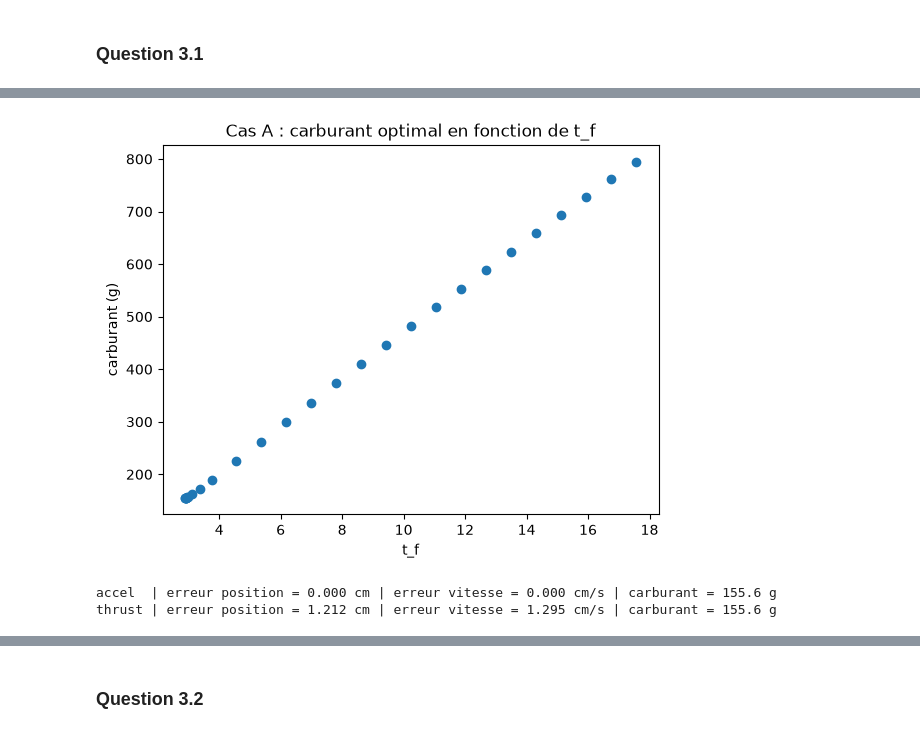
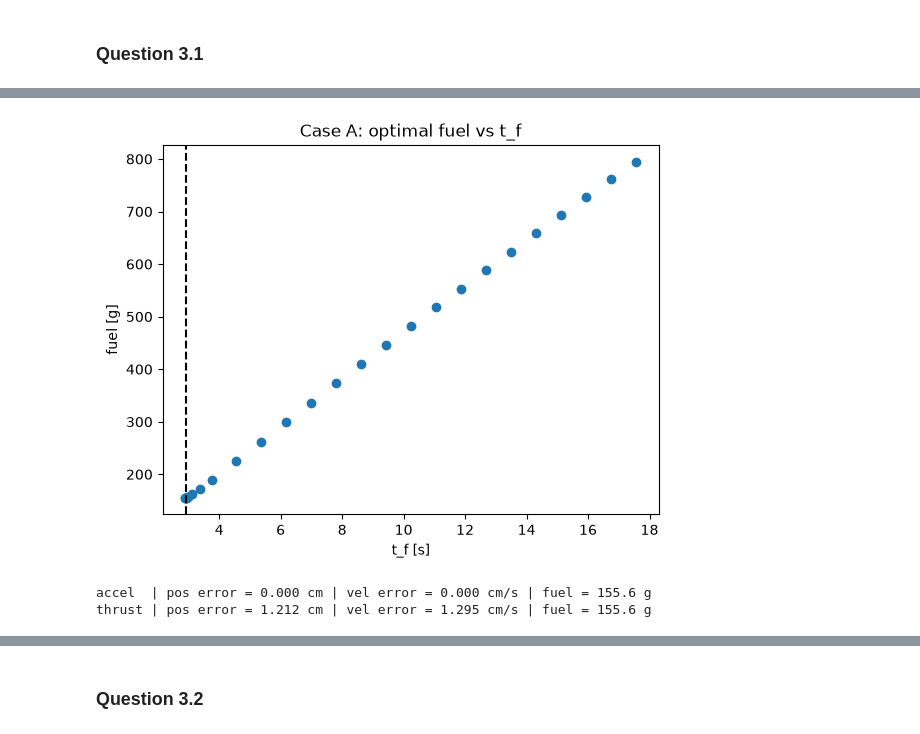
Before and after one commit to quinquinus/Optimal-Control-for-Spacecraft-Landing---Convex-Optimization, a Jupyter notebook: results2.ipynb, the cells around one changed output, grey strips where cells are left out. Drawn from its saved outputs; the diff is of its cells as text; code cells hidden in the pictures.

```diff
--- a/results2.ipynb
+++ b/results2.ipynb
@@ -16,12 +17,12 @@ from lander.nonconvex import nonconvex_baseline
 # %% [markdown]
 ### Question 3.1
 # %%
-x0 = np.array([-6.0, 10.0, -2.0, -1.0])   # x, y, vx, vy
-prob = LanderSOCP(P)
-sol, evals = solve_min_fuel(prob, x0)
+x0A = np.array([-6.0, 10.0, -2.0, -1.0])   # x, y, vx, vy
+probA = LanderSOCP(P)
+solA, evalsA = solve_min_fuel(probA, x0A)
 
-print("t_f =", sol.tgo)
-print("carburant (g) =", 1000 * sol.fuel)
-print("certifié :", is_lossless(sol))
+print("t_f =", solA.tgo)
+print("fuel (g) =", 1000 * solA.fuel)
+print("certified:", is_lossless(solA))
 # %% [output]
 t_f = 2.905433182352464
@@ -54,19 +55,20 @@ plt.show()
 # %%
-tf = [e[0] for e in evals if np.isfinite(e[1])]
-fuel = [1000 * e[1] for e in evals if np.isfinite(e[1])]
+tf = [e[0] for e in evalsA if np.isfinite(e[1])]
+fuel = [1000 * e[1] for e in evalsA if np.isfinite(e[1])]
 plt.plot(tf, fuel, "o")
-plt.xlabel("t_f"); plt.ylabel("carburant (g)")
-plt.title("Cas A : carburant optimal en fonction de t_f")
+plt.axvline(solA.tgo, color="k", ls="--")
+plt.xlabel("t_f [s]"); plt.ylabel("fuel [g]")
+plt.title("Case A: optimal fuel vs t_f")
 plt.show()
 # %% [output]
-[figure, old version]
+[figure, new version]
 # %%
 for mode in ["accel", "thrust"]:
-    sim = simulate(sol, mode=mode)
-    print(f"{mode:6s} | erreur position = {100*sim['final_pos_err']:.3f} cm"
-          f" | erreur vitesse = {100*sim['final_vel_err']:.3f} cm/s"
-          f" | carburant = {1000*sim['fuel']:.1f} g")
+    sim = simulate(solA, mode=mode)
+    print(f"{mode:6s} | pos error = {100*sim['final_pos_err']:.3f} cm"
+          f" | vel error = {100*sim['final_vel_err']:.3f} cm/s"
+          f" | fuel = {1000*sim['fuel']:.1f} g")
 # %% [output]
-accel  | erreur position = 0.000 cm | erreur vitesse = 0.000 cm/s | carburant = 155.6 g
-thrust | erreur position = 1.212 cm | erreur vitesse = 1.295 cm/s | carburant = 155.6 g
+accel  | pos error = 0.000 cm | vel error = 0.000 cm/s | fuel = 155.6 g
+thrust | pos error = 1.212 cm | vel error = 1.295 cm/s | fuel = 155.6 g
 # %%
```
Also changed, not shown: parts of 20 cells of this notebook.
